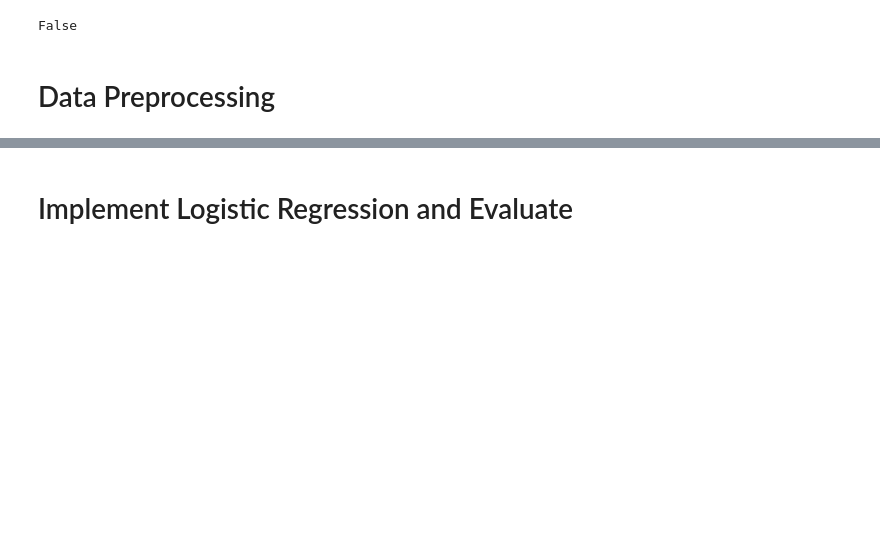
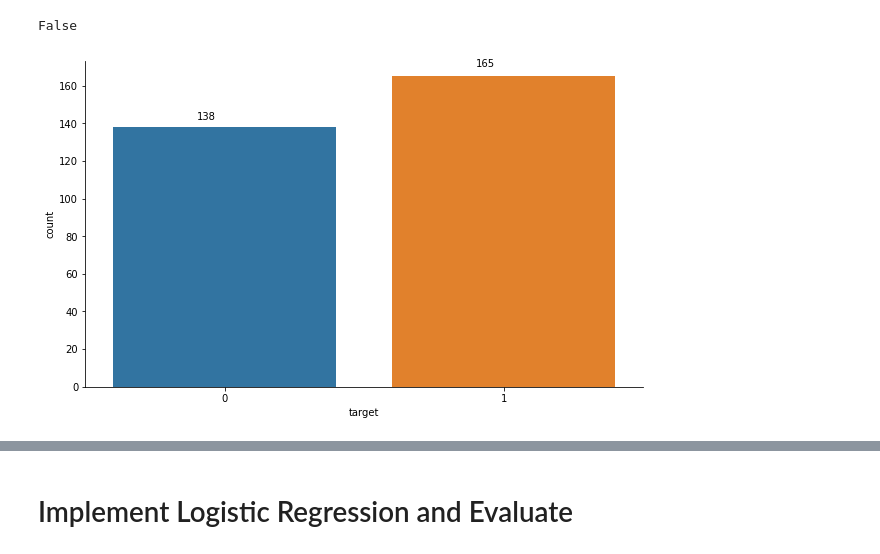
Before and after one commit to frkks/Data-Sc-ence, a Jupyter notebook: Machine Learning/Assigments/ML - Assigment-2 (Heart Stroke Prediction)(ML 1022 EU)/Heart_Stroke_Prediction_lab.ipynb, the cells around one changed output, grey strips where cells are left out. Saved outputs shown, nothing was run; the diff lists cells and outputs as text; code cells hidden in the pictures; blank space fills up the shorter version.

```diff
--- a/Machine Learning/Assigments/ML - Assigment-2 (Heart Stroke Prediction)(ML 1022 EU)/Heart_Stroke_Prediction_lab.ipynb
+++ b/Machine Learning/Assigments/ML - Assigment-2 (Heart Stroke Prediction)(ML 1022 EU)/Heart_Stroke_Prediction_lab.ipynb
@@ -139,5 +139,11 @@ False
 df.corr()[(df.corr()>= -0.9) & (df.corr() < -1)].any().any()
 # %% [output]
 False
-# %% [markdown]
-# Data Preprocessing
+# %%
+ax = sns.countplot(df['target'])
+ax.spines['top'].set_visible(False)
+ax.spines['right'].set_visible(False)
+for p in ax.patches:
+    ax.annotate(str(p.get_height()), (p.get_x() + 0.3, p.get_height() * 1.03));
+# %% [output]
+[figure, added]
```
Also changed, not shown: parts of 127 cells of this notebook, 13 other files.
